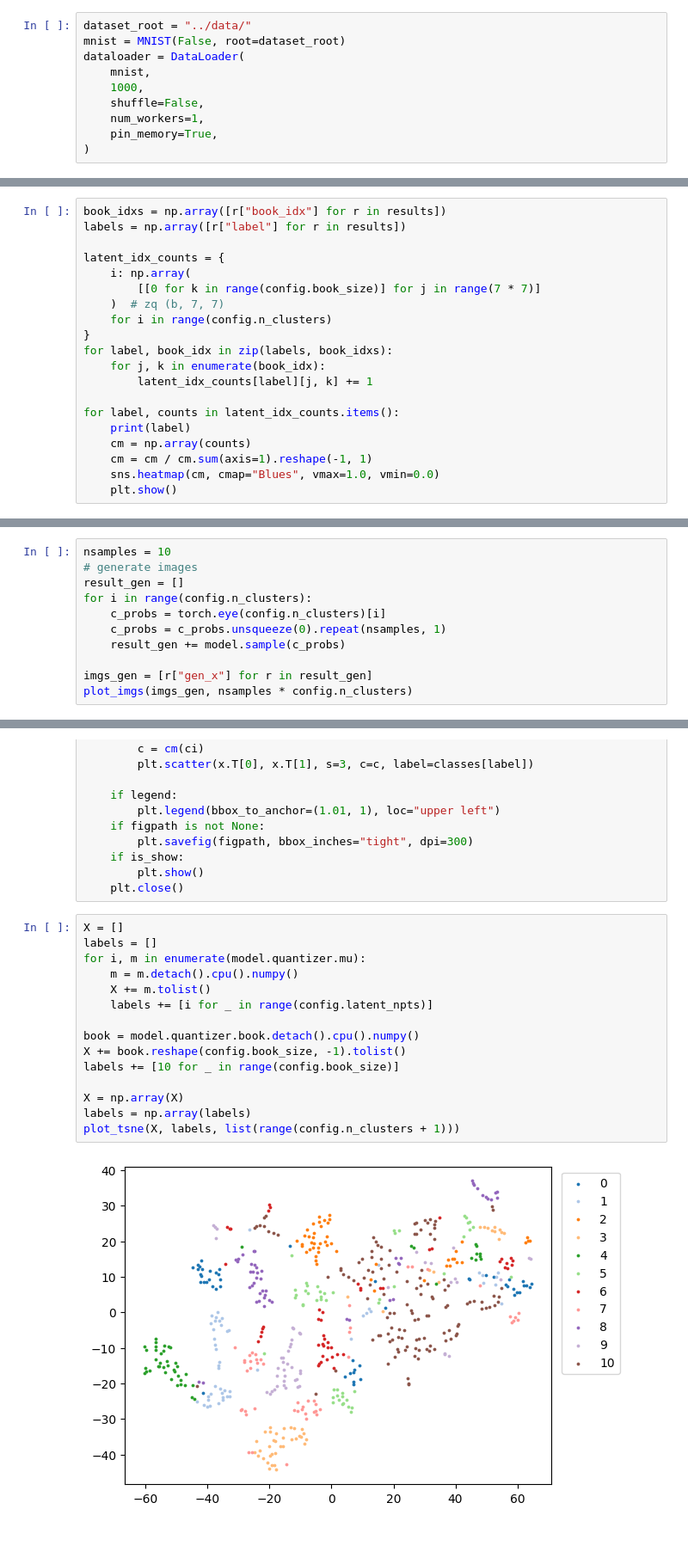
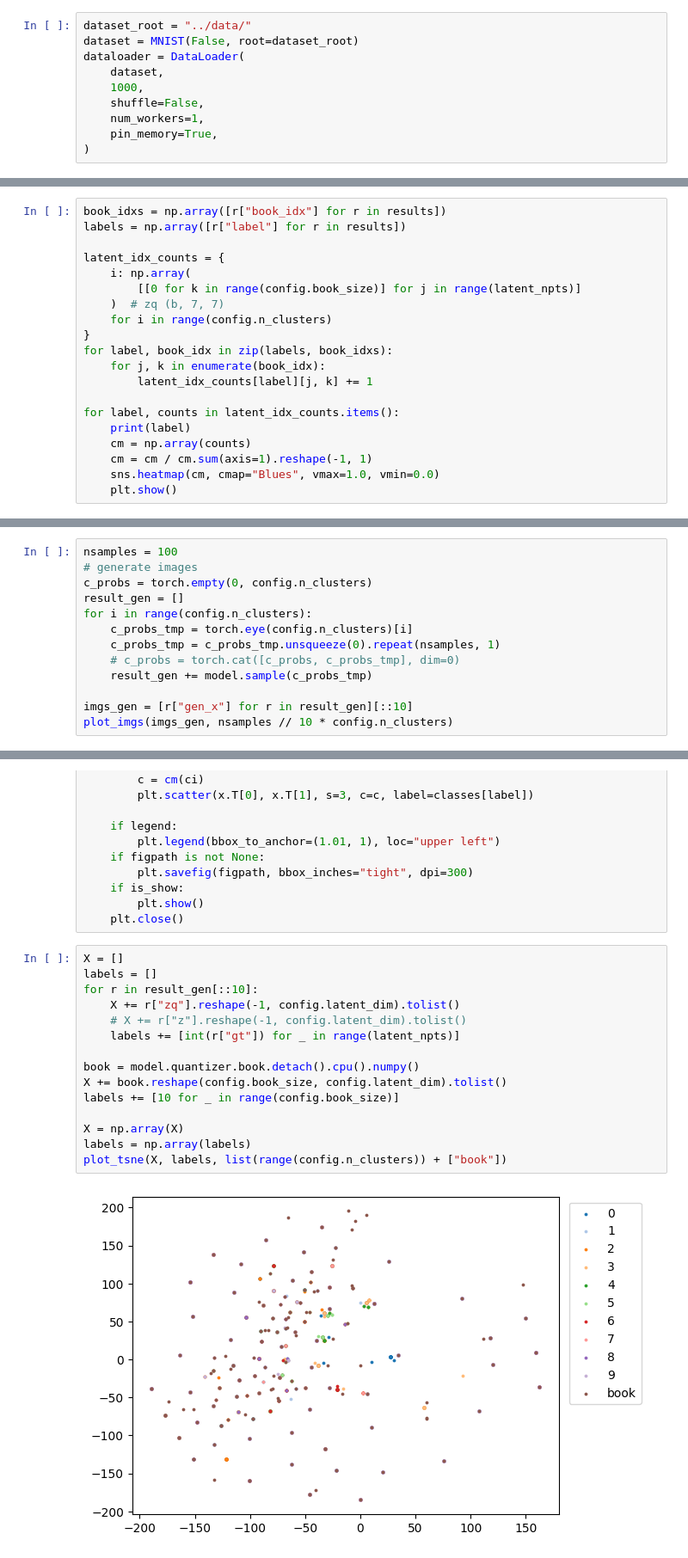
Before and after one commit to kojikojiprg/csqvae, a Jupyter notebook: notebooks/mnist.ipynb, the cells around one changed output, grey strips where cells are left out. Shown at 86% size. Cells and saved outputs as stored; diff of their text form.

```diff
--- a/notebooks/mnist.ipynb
+++ b/notebooks/mnist.ipynb
@@ -67,8 +75,8 @@ model.load_state_dict(checkpoint["state_dict"])
 # %%
 dataset_root = "../data/"
-mnist = MNIST(False, root=dataset_root)
+dataset = MNIST(False, root=dataset_root)
 dataloader = DataLoader(
-    mnist,
+    dataset,
     1000,
     shuffle=False,
     num_workers=1,
@@ -159,7 +173,7 @@ labels = np.array([r["label"] for r in results])
 
 latent_idx_counts = {
     i: np.array(
-        [[0 for k in range(config.book_size)] for j in range(7 * 7)]
+        [[0 for k in range(config.book_size)] for j in range(latent_npts)]
     )  # zq (b, 7, 7)
     for i in range(config.n_clusters)
 }
@@ -189,13 +203,15 @@ for label, counts in latent_idx_counts.items():
 ... (8 outputs left out)
 # %%
-nsamples = 10
+nsamples = 100
 # generate images
+c_probs = torch.empty(0, config.n_clusters)
 result_gen = []
 for i in range(config.n_clusters):
-    c_probs = torch.eye(config.n_clusters)[i]
-    c_probs = c_probs.unsqueeze(0).repeat(nsamples, 1)
-    result_gen += model.sample(c_probs)
+    c_probs_tmp = torch.eye(config.n_clusters)[i]
+    c_probs_tmp = c_probs_tmp.unsqueeze(0).repeat(nsamples, 1)
+    # c_probs = torch.cat([c_probs, c_probs_tmp], dim=0)
+    result_gen += model.sample(c_probs_tmp)
 
-imgs_gen = [r["gen_x"] for r in result_gen]
-plot_imgs(imgs_gen, nsamples * config.n_clusters)
+imgs_gen = [r["gen_x"] for r in result_gen][::10]
+plot_imgs(imgs_gen, nsamples // 10 * config.n_clusters)
 # %% [output]
@@ -239,17 +255,17 @@ def plot_tsne(
 # %%
 X = []
 labels = []
-for i, m in enumerate(model.quantizer.mu):
-    m = m.detach().cpu().numpy()
-    X += m.tolist()
-    labels += [i for _ in range(config.latent_npts)]
+for r in result_gen[::10]:
+    X += r["zq"].reshape(-1, config.latent_dim).tolist()
+    # X += r["z"].reshape(-1, config.latent_dim).tolist()
+    labels += [int(r["gt"]) for _ in range(latent_npts)]
 
 book = model.quantizer.book.detach().cpu().numpy()
-X += book.reshape(config.book_size, -1).tolist()
+X += book.reshape(config.book_size, config.latent_dim).tolist()
 labels += [10 for _ in range(config.book_size)]
 
 X = np.array(X)
 labels = np.array(labels)
-plot_tsne(X, labels, list(range(config.n_clusters + 1)))
+plot_tsne(X, labels, list(range(config.n_clusters)) + ["book"])
 # %% [output]
-[figure, old version]
+[figure, new version]
```
Also changed, not shown: parts of 7 cells of this notebook, 1 other file.
